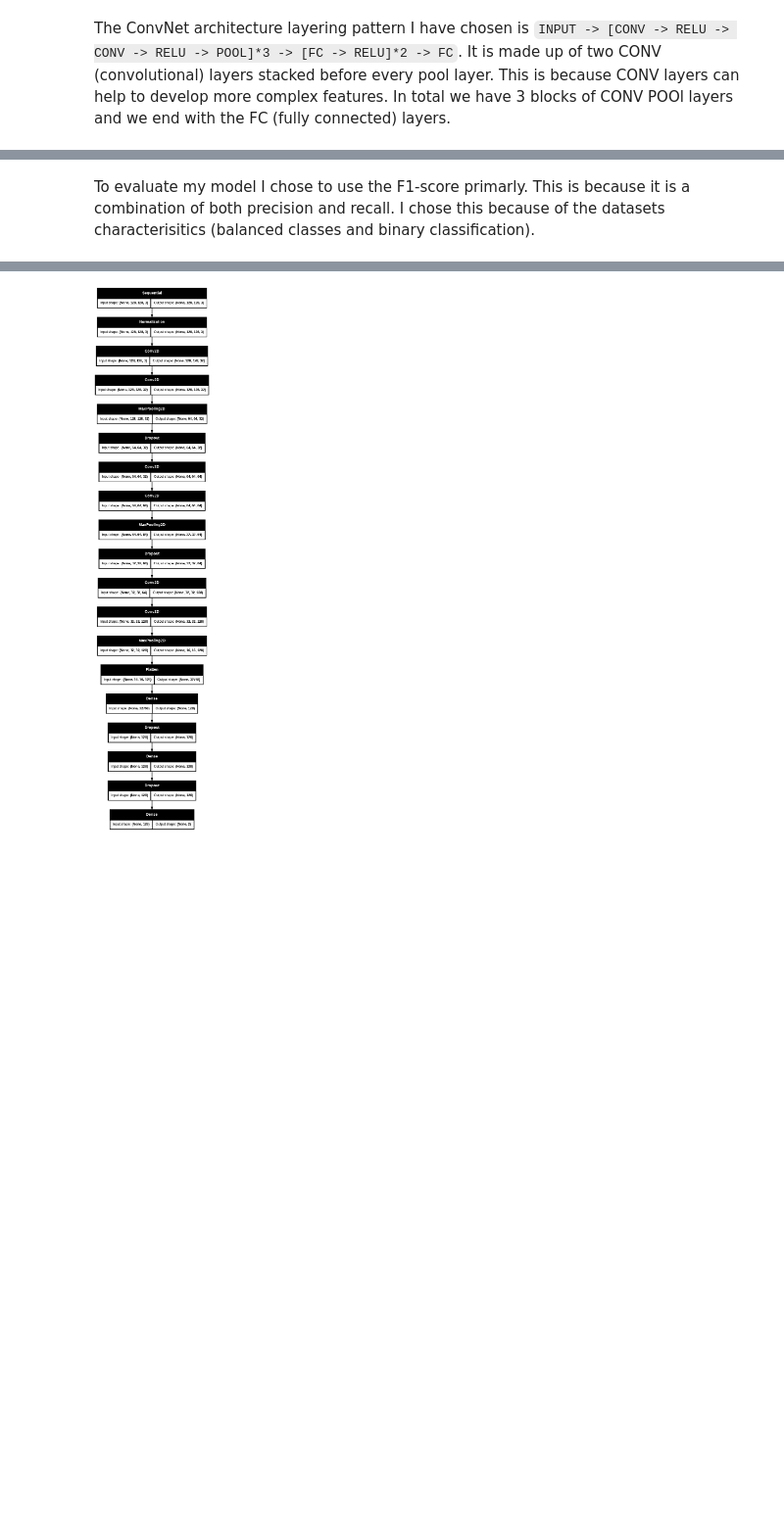
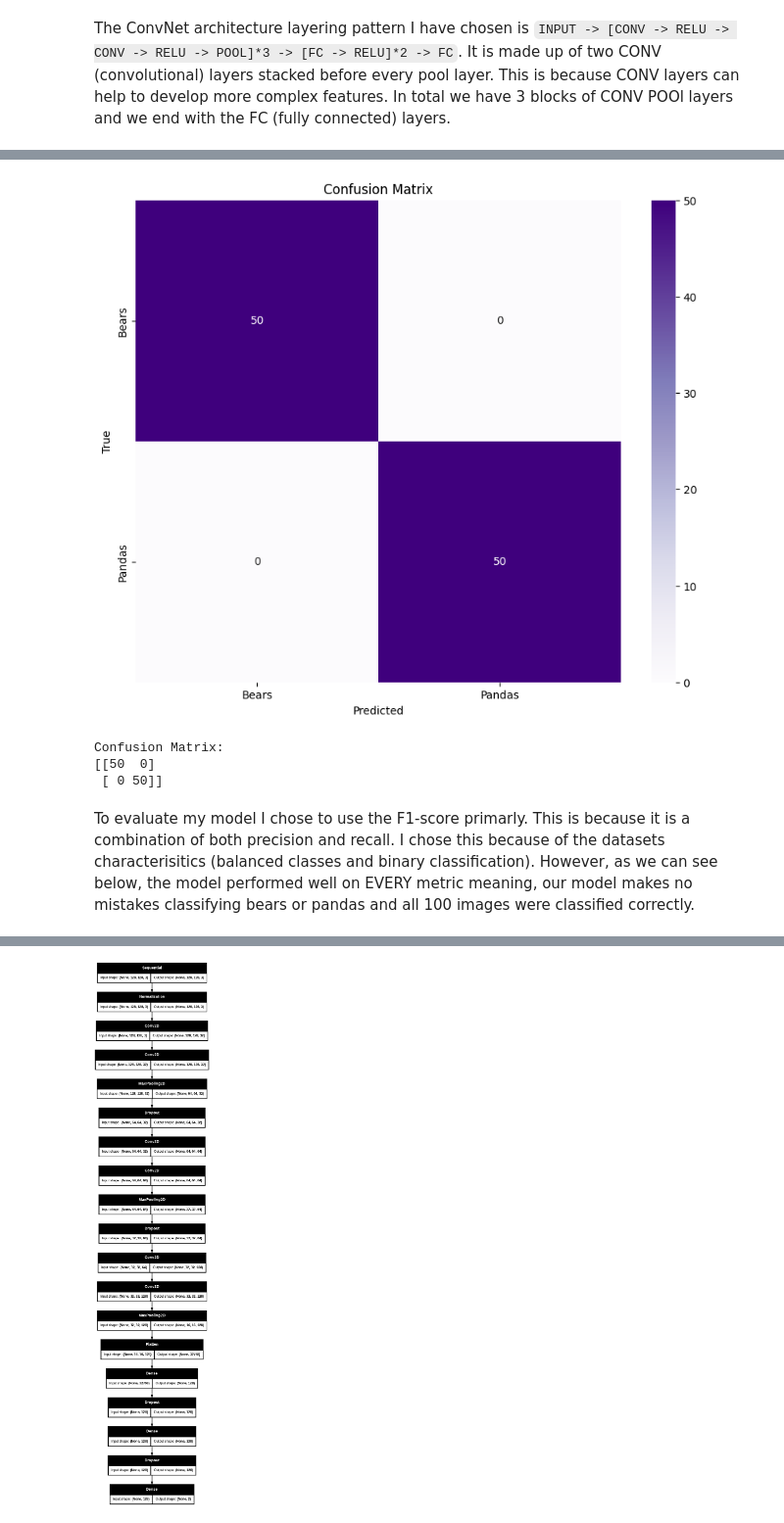
Before and after one commit to trinpanda/machine-learning-final, a Jupyter notebook: C. Model Selection & Training/Model_Selection_&_Training.ipynb, the cells around one changed output, grey strips where cells are left out. Shown at 98% size. Cells and saved outputs as stored; diff of their text form; code cells hidden in the pictures; blank space fills up the shorter version.

```diff
--- a/C. Model Selection & Training/Model_Selection_&_Training.ipynb
+++ b/C. Model Selection & Training/Model_Selection_&_Training.ipynb
@@ -375,0 +248,36 @@ for images, labels in test.take(1):
+# %%
+# Confusion matrix
+from sklearn.metrics import confusion_matrix
+import seaborn as sns
+
+y_true = []   # Stores the true labels
+y_pred = []   # Stores the predicted labels
+
+# Loop through the test dataset
+for images, labels in test:
+    predictions = model.predict(images)   # Get the predictions
+    predicted_labels = np.argmax(predictions, axis=1) # Get the predicted label
+
+    y_true.extend(labels.numpy())  # Add the true labels to the list
+    y_pred.extend(predicted_labels)  # Add the predicted labels to the list
+
+# Cacluate the confusion matrix
+cm = confusion_matrix(y_true, y_pred)
+
+# Visualize the confusion matrix
+plt.figure(figsize=(10, 8))
+# Create a heatmap of the confusion matrix:
+sns.heatmap(cm, annot=True, fmt='d', cmap='Purples', xticklabels=class_names, yticklabels=class_names)
+      # annot=True: Display the numbers in the heatmap
+      # fmt='d': Format the numbers as integers
+      # cmap='Blues': Use the Blues colormap
+      # xticklabels and yticklabels: Set the labels for the x and y axes
+plt.xlabel('Predicted')
+plt.ylabel('True')
+plt.title('Confusion Matrix')
+plt.show()
+
+# Print confusion matrix as text
+print("Confusion Matrix:")
+print(cm)
+# %% [output]
@@ -376,2 +288,6 @@ for images, labels in test.take(1):
+[figure, added]
+Confusion Matrix:
+[[50  0]
+ [ 0 50]]
 # %% [markdown]
-To evaluate my model I chose to use the F1-score primarly. This is because it is a combination of both precision and recall. I chose this because of the datasets characterisitics (balanced classes and binary classification).
+To evaluate my model I chose to use the F1-score primarly. This is because it is a combination of both precision and recall. I chose this because of the datasets characterisitics (balanced classes and binary classification). However, as we can see below, the model performed well on EVERY metric meaning, our model makes no mistakes classifying bears or pandas and all 100 images were classified correctly.
```
Also changed, not shown: parts of 63 cells of this notebook, 13 other files.
